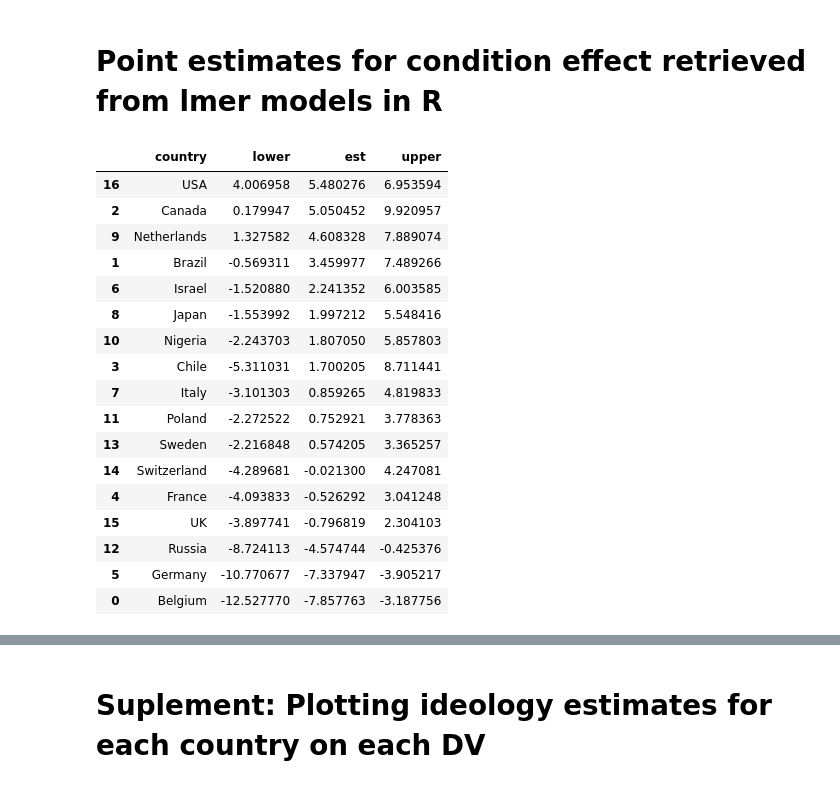
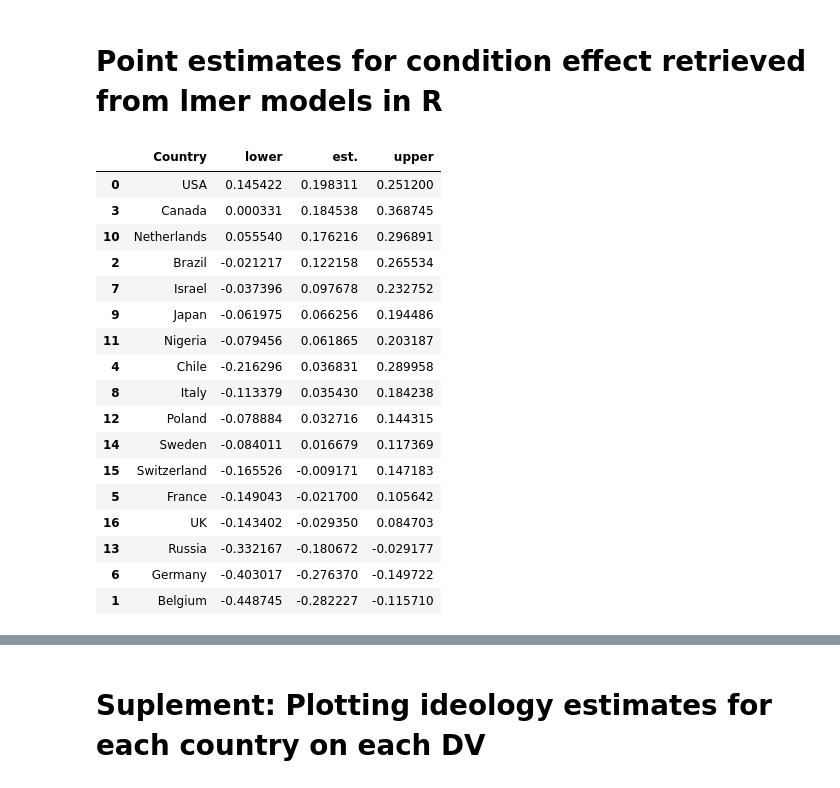
Before and after one commit to katherineannemason/System-Sanctioned-Change, a Jupyter notebook: 17 Country Analyses/Syst_Sanct_PointPlots.ipynb, the cells around one changed output, grey strips where cells are left out. Drawn from its saved outputs; the diff is of its cells as text; code cells hidden in the pictures.

```diff
--- a/17 Country Analyses/Syst_Sanct_PointPlots.ipynb
+++ b/17 Country Analyses/Syst_Sanct_PointPlots.ipynb
@@ -78,31 +78,31 @@ Autosaving every 30 seconds
 # %%
 # Import the belief point estimates
 
-belief_est = pd.read_excel("All_Cond_Estimates_Belief.xlsx")
+belief_est = pd.read_csv("All_Cond_Estimates_Belief_Stand.csv")
 
 # Sort by descending
 
-belief_est = belief_est.sort_values(by=['est'], ascending=False)
+belief_est = belief_est.sort_values(by=['est.'], ascending=False)
 belief_est
 # %% [output]
-|  | country | lower | est | upper |
-| 16 | USA | 4.006958 | 5.480276 | 6.953594 |
-| 2 | Canada | 0.179947 | 5.050452 | 9.920957 |
-| 9 | Netherlands | 1.327582 | 4.608328 | 7.889074 |
-| 1 | Brazil | -0.569311 | 3.459977 | 7.489266 |
-| 6 | Israel | -1.520880 | 2.241352 | 6.003585 |
-| 8 | Japan | -1.553992 | 1.997212 | 5.548416 |
-| 10 | Nigeria | -2.243703 | 1.807050 | 5.857803 |
-| 3 | Chile | -5.311031 | 1.700205 | 8.711441 |
-| 7 | Italy | -3.101303 | 0.859265 | 4.819833 |
-| 11 | Poland | -2.272522 | 0.752921 | 3.778363 |
-| 13 | Sweden | -2.216848 | 0.574205 | 3.365257 |
-| 14 | Switzerland | -4.289681 | -0.021300 | 4.247081 |
-| 4 | France | -4.093833 | -0.526292 | 3.041248 |
-| 15 | UK | -3.897741 | -0.796819 | 2.304103 |
-| 12 | Russia | -8.724113 | -4.574744 | -0.425376 |
-| 5 | Germany | -10.770677 | -7.337947 | -3.905217 |
-| 0 | Belgium | -12.527770 | -7.857763 | -3.187756 |
+|  | Country | lower | est. | upper |
+| 0 | USA | 0.145422 | 0.198311 | 0.251200 |
+| 3 | Canada | 0.000331 | 0.184538 | 0.368745 |
+| 10 | Netherlands | 0.055540 | 0.176216 | 0.296891 |
+| 2 | Brazil | -0.021217 | 0.122158 | 0.265534 |
+| 7 | Israel | -0.037396 | 0.097678 | 0.232752 |
+| 9 | Japan | -0.061975 | 0.066256 | 0.194486 |
+| 11 | Nigeria | -0.079456 | 0.061865 | 0.203187 |
+| 4 | Chile | -0.216296 | 0.036831 | 0.289958 |
+| 8 | Italy | -0.113379 | 0.035430 | 0.184238 |
+| 12 | Poland | -0.078884 | 0.032716 | 0.144315 |
+| 14 | Sweden | -0.084011 | 0.016679 | 0.117369 |
+| 15 | Switzerland | -0.165526 | -0.009171 | 0.147183 |
+| 5 | France | -0.149043 | -0.021700 | 0.105642 |
+| 16 | UK | -0.143402 | -0.029350 | 0.084703 |
+| 13 | Russia | -0.332167 | -0.180672 | -0.029177 |
+| 6 | Germany | -0.403017 | -0.276370 | -0.149722 |
+| 1 | Belgium | -0.448745 | -0.282227 | -0.115710 |
 # %%
 # Point plot using estimates + CIs from lmer models.
 
```
Also changed, not shown: parts of 53 cells of this notebook, 23 other files.
